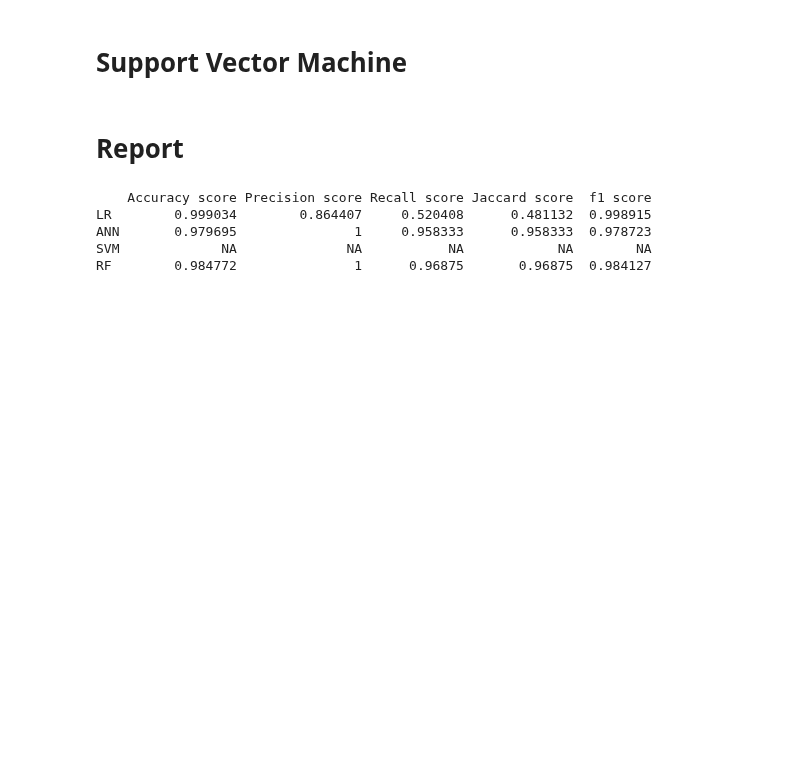
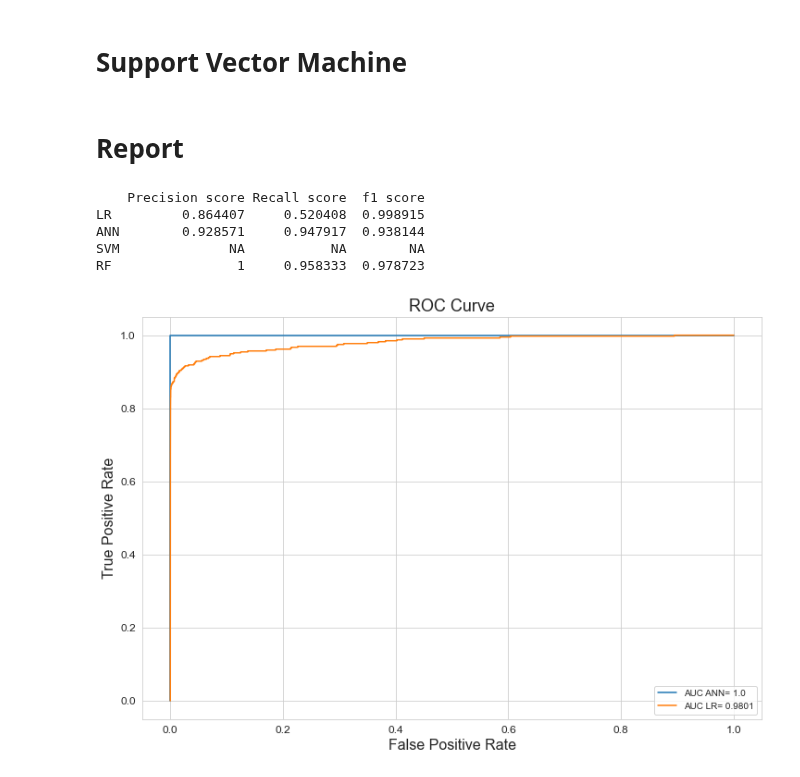
Before and after one commit to Raihana90/Credit-Card-Fraud-Detection, a Jupyter notebook: credit_card_Main.ipynb, the cells around one changed output. Saved outputs shown, nothing was run; the diff lists cells and outputs as text; code cells hidden in the pictures; blank space fills up the shorter version.

```diff
--- a/credit_card_Main.ipynb
+++ b/credit_card_Main.ipynb
@@ -650,16 +674,33 @@ weighted avg       0.99      0.98      0.98       197
 # %%
 #Report
 
-df_report = pd.DataFrame({'Accuracy score': [accuracy_score_LR, accuracy_score_ANN , 'NA', accuracy_score_RF],
-                   'Precision score': [precision_score_LR, precision_score_ANN, 'NA', precision_score_RF],
+df_report = pd.DataFrame({ 'Precision score': [precision_score_LR, precision_score_ANN, 'NA', precision_score_RF],
                    'Recall score': [recall_score_LR, recall_score_ANN,'NA', recall_score_RF],
-                          'Jaccard score': [jaccard_LR, jaccard_score_ANN,'NA', jaccard_score_RF],
                           'f1 score': [f1_score_LR, f1_score_ANN,'NA', f1_score_RF]},
                   index=['LR','ANN', 'SVM', 'RF'])
 print(df_report)
 # %% [output]
-    Accuracy score Precision score Recall score Jaccard score  f1 score
-LR        0.999034        0.864407     0.520408      0.481132  0.998915
-ANN       0.979695               1     0.958333      0.958333  0.978723
-SVM             NA              NA           NA            NA        NA
-RF        0.984772               1      0.96875       0.96875  0.984127
+    Precision score Recall score  f1 score
+LR         0.864407     0.520408  0.998915
+ANN        0.928571     0.947917  0.938144
+SVM              NA           NA        NA
+RF                1     0.958333  0.978723
+# %%
+#plot ROC with AUC
+plt.figure(figsize=(12,8))
+
+plt.plot(fpr_ANN,tpr_ANN,label='AUC ANN= '+str(np.around(auc_ANN,4)))
+plt.plot(fpr_LR,tpr_LR,label='AUC LR= '+str(np.around(auc_lR,4)))
+
+
+
+plt.xlabel("False Positive Rate",fontsize=16)
+plt.ylabel("True Positive Rate",fontsize=16)
+
+plt.title("ROC Curve", fontsize=18)
+plt.xticks(fontsize=12)
+plt.yticks(fontsize=12)
+plt.legend(loc='best')
+plt.show()
+# %% [output]
+[figure, added]
```
Also changed, not shown: parts of 20 cells of this notebook.
